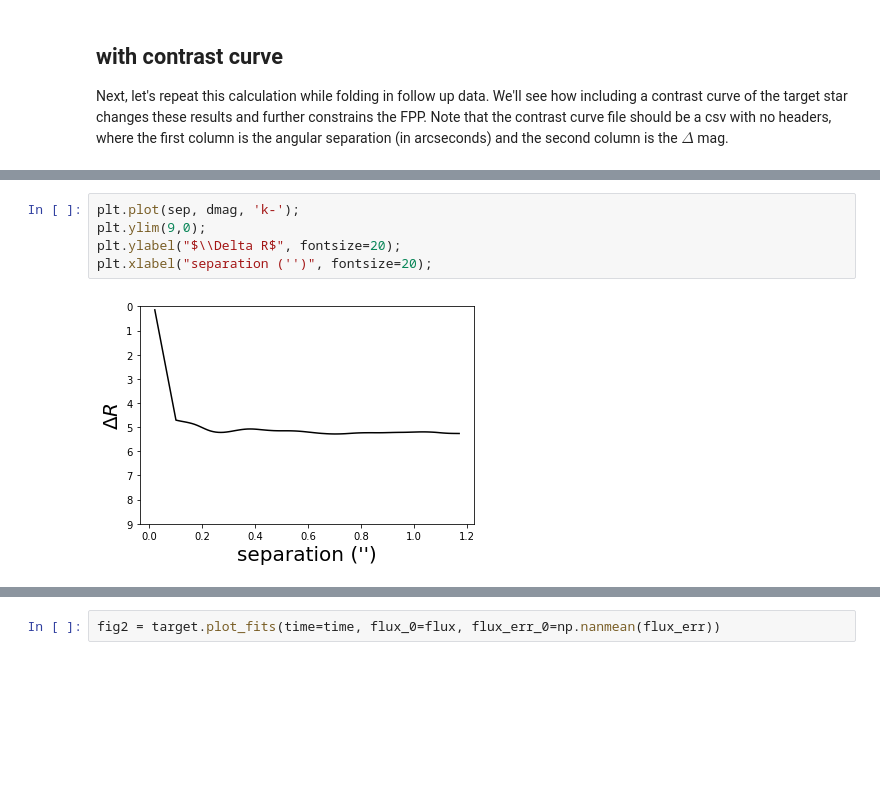
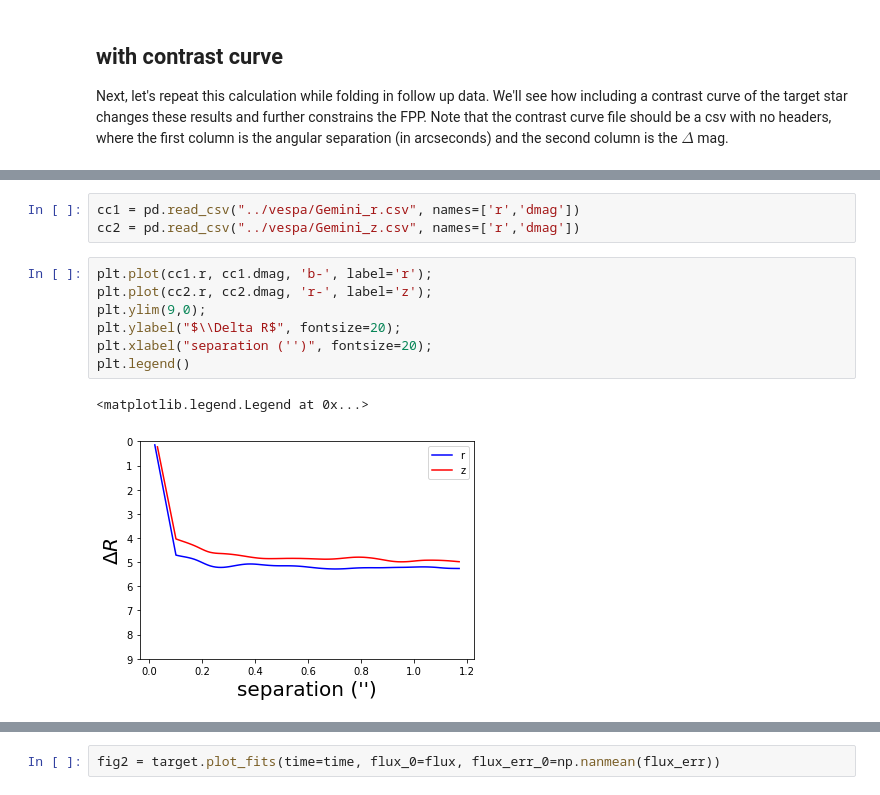
Before and after one commit to jpdeleon/toi1696, a Jupyter notebook: notebooks/triceratops.ipynb, the cells around one changed output, grey strips where cells are left out. Cells and saved outputs as stored; diff of their text form; blank space fills up the shorter version.

```diff
--- a/notebooks/triceratops.ipynb
+++ b/notebooks/triceratops.ipynb
@@ -217,10 +195,16 @@ cc
+# %%
+cc1 = pd.read_csv("../vespa/Gemini_r.csv", names=['r','dmag'])
+cc2 = pd.read_csv("../vespa/Gemini_z.csv", names=['r','dmag'])
 # %%
-plt.plot(sep, dmag, 'k-');
+plt.plot(cc1.r, cc1.dmag, 'b-', label='r');
+plt.plot(cc2.r, cc2.dmag, 'r-', label='z');
 plt.ylim(9,0);
 plt.ylabel("$\\Delta R$", fontsize=20);
 plt.xlabel("separation ('')", fontsize=20);
+plt.legend()
 # %% [output]
+<matplotlib.legend.Legend at 0x...>
-[figure, old version]
+[figure, new version]
 # %%
 %%time
 lc_binsize = (time.max()-time.min())/100
```
Also changed, not shown: parts of 14 cells of this notebook, 4 other files.
